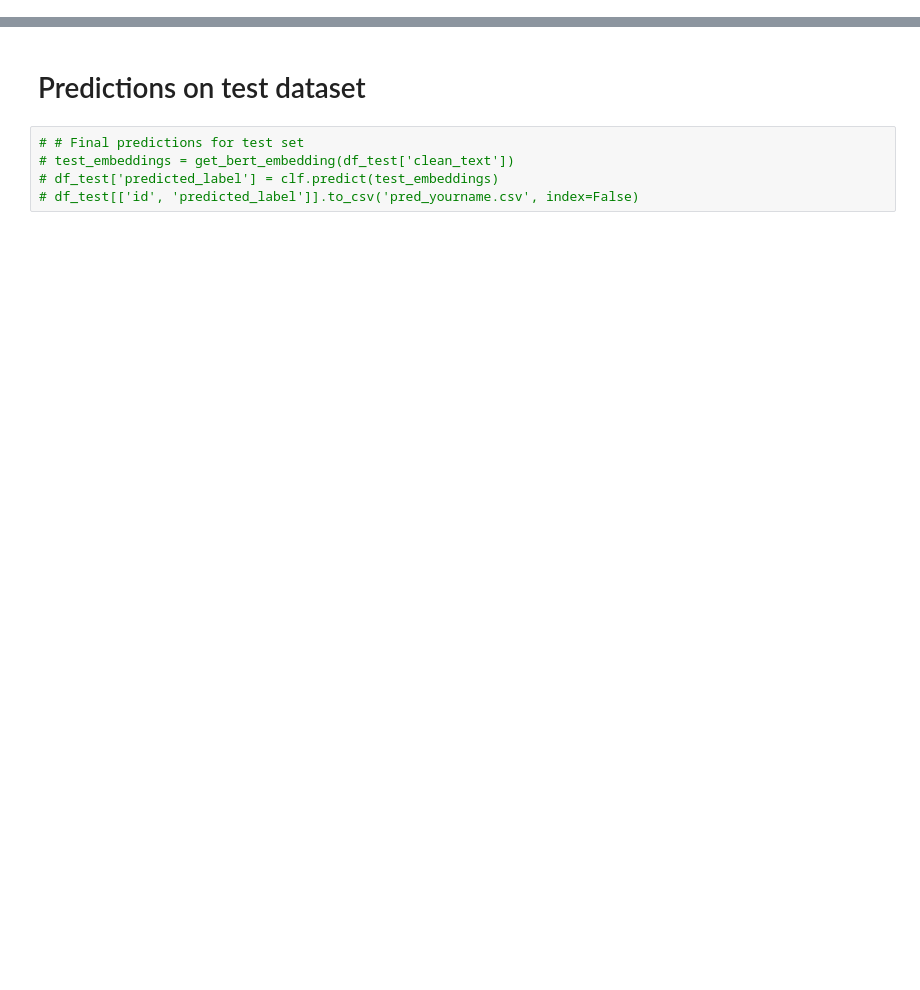
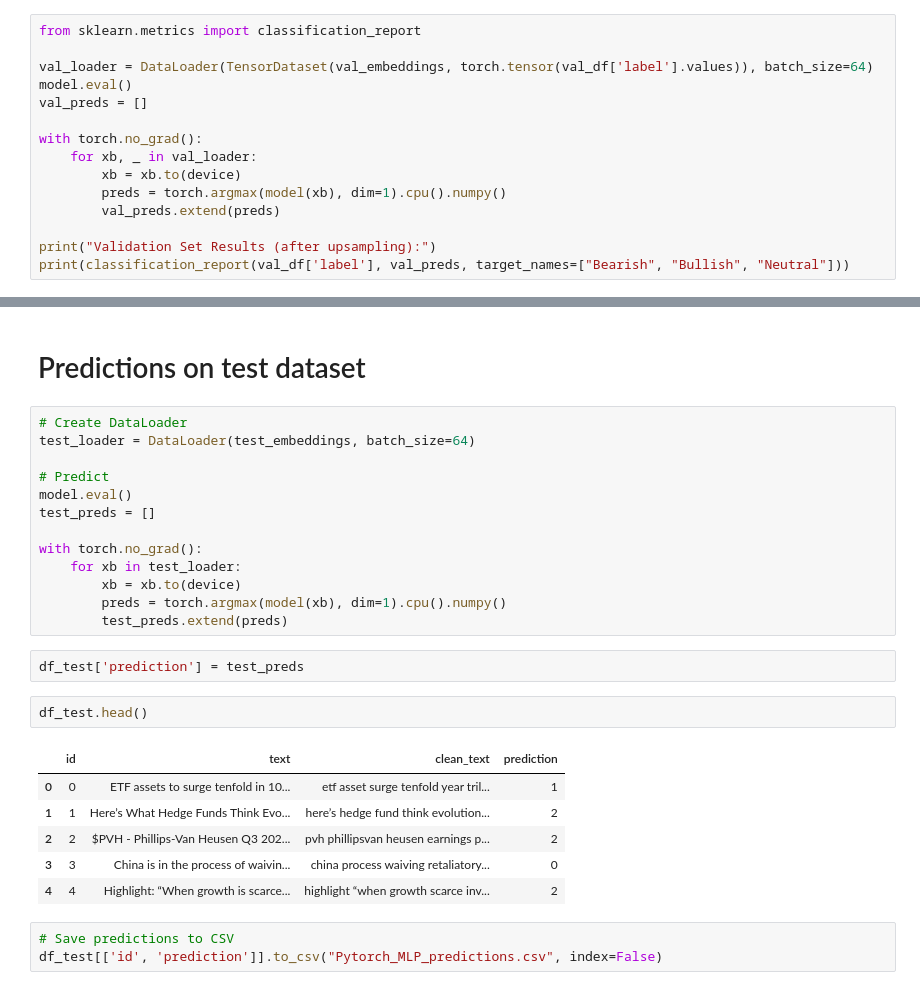
Before and after one commit to RubenCMarques/Text-Mining-Project, a Jupyter notebook: Notebooks/diogo_notebook.ipynb, the cells around one changed output, grey strips where cells are left out. Drawn from its saved outputs; the diff is of its cells as text; blank space fills up the shorter version.

Commit message:
PyTorch MLP model

```diff
--- a/Notebooks/diogo_notebook.ipynb
+++ b/Notebooks/diogo_notebook.ipynb
@@ -552,0 +844,15 @@ weighted avg       0.73      0.74      0.72      1909
+# %%
+from sklearn.metrics import classification_report
+
+val_loader = DataLoader(TensorDataset(val_embeddings, torch.tensor(val_df['label'].values)), batch_size=64)
+model.eval()
+val_preds = []
+
+with torch.no_grad():
+    for xb, _ in val_loader:
+        xb = xb.to(device)
+        preds = torch.argmax(model(xb), dim=1).cpu().numpy()
+        val_preds.extend(preds)
+
+print("Validation Set Results (after upsampling):")
+print(classification_report(val_df['label'], val_preds, target_names=["Bearish", "Bullish", "Neutral"]))
@@ -553,7 +870,29 @@ weighted avg       0.73      0.74      0.72      1909
 # %% [markdown]
 # Predictions on test dataset
-# %%
-# # Final predictions for test set
-# test_embeddings = get_bert_embedding(df_test['clean_text'])
-# df_test['predicted_label'] = clf.predict(test_embeddings)
-# df_test[['id', 'predicted_label']].to_csv('pred_yourname.csv', index=False)
+# %%
+# Create DataLoader
+test_loader = DataLoader(test_embeddings, batch_size=64)
+
+# Predict
+model.eval()
+test_preds = []
+
+with torch.no_grad():
+    for xb in test_loader:
+        xb = xb.to(device)
+        preds = torch.argmax(model(xb), dim=1).cpu().numpy()
+        test_preds.extend(preds)
+# %%
+df_test['prediction'] = test_preds
+# %%
+df_test.head()
+# %% [output]
+|  | id | text | clean_text | prediction |
+| 0 | 0 | ETF assets to surge tenfold in 10... | etf asset surge tenfold year tril... | 1 |
+| 1 | 1 | Here’s What Hedge Funds Think Evo... | here’s hedge fund think evolution... | 2 |
+| 2 | 2 | $PVH - Phillips-Van Heusen Q3 202... | pvh phillipsvan heusen earnings p... | 2 |
+| 3 | 3 | China is in the process of waivin... | china process waiving retaliatory... | 0 |
+| 4 | 4 | Highlight: “When growth is scarce... | highlight “when growth scarce inv... | 2 |
+# %%
+# Save predictions to CSV
+df_test[['id', 'prediction']].to_csv("Pytorch_MLP_predictions.csv", index=False)
```
Also changed, not shown: parts of 23 cells of this notebook, 3 other files.
